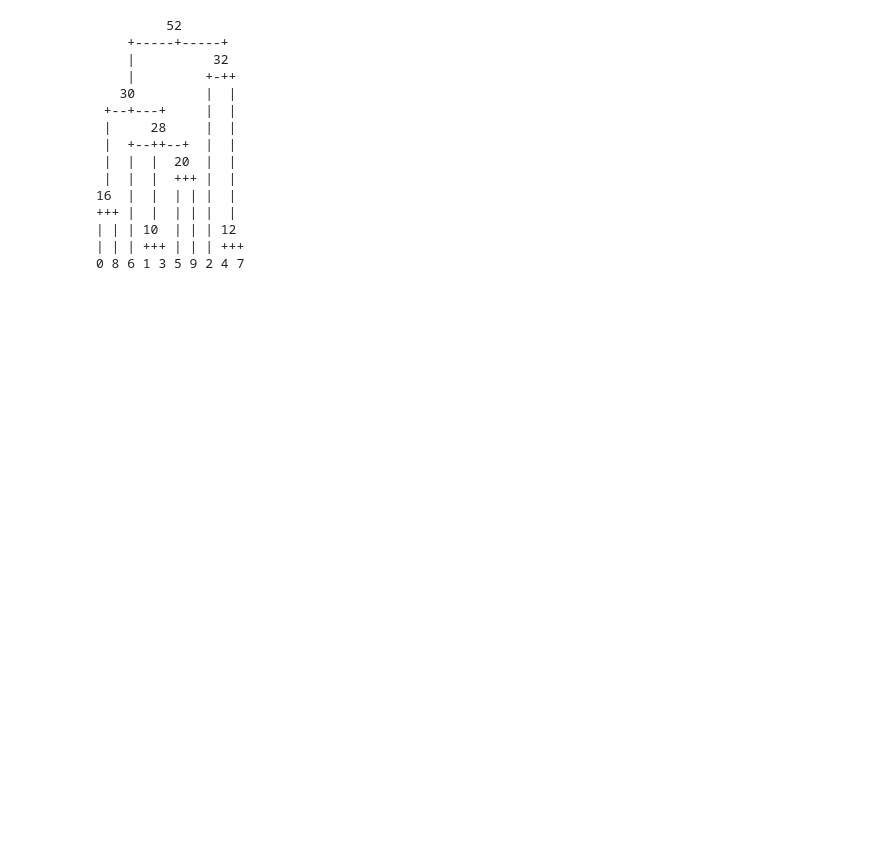
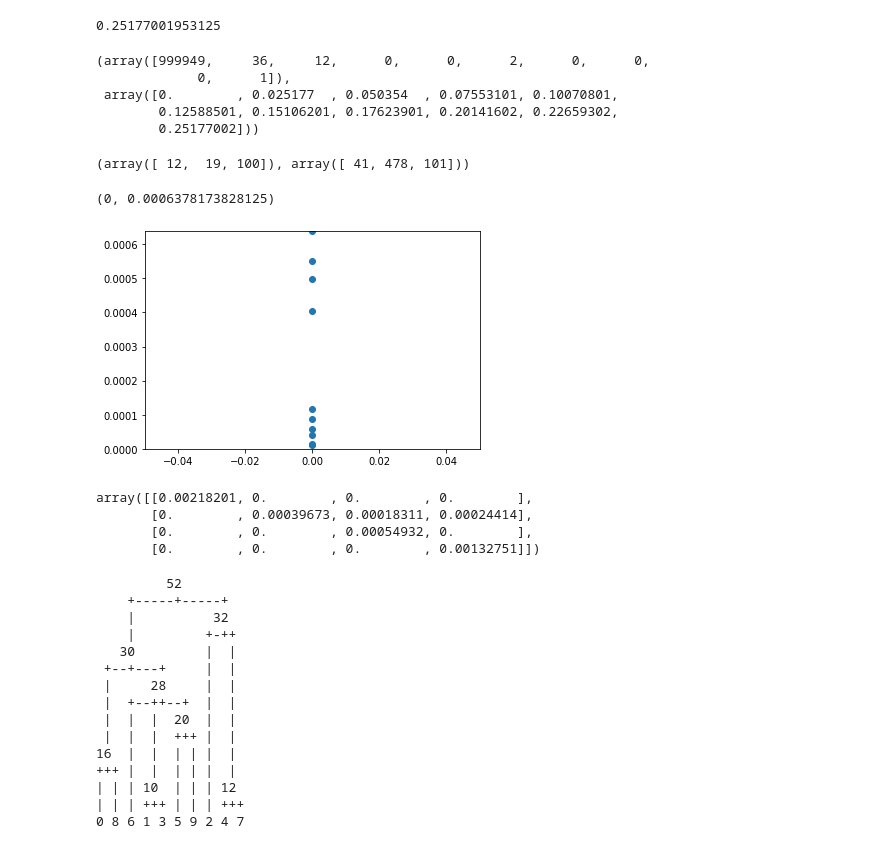
Before and after one commit to DomNelson/pedigree_msp, a Jupyter notebook: scripts/notebooks/ts_kinship.ipynb, the cells around one changed output. Cells and saved outputs as stored; diff of their text form; code cells hidden in the pictures; blank space fills up the shorter version.

```diff
--- a/scripts/notebooks/ts_kinship.ipynb
+++ b/scripts/notebooks/ts_kinship.ipynb
@@ -248,9 +314,10 @@ class TSKinship:
 # %%
 # ts_inds = msprime.load('/home/dnelson/project/pedigree_msp/results/trees/small_BALSAC_1000inds.h5')
-ts_inds = msprime.load('/home/dnelson/project/pedigree_msp/results/test/trees/small_test_ped.h5')
-sample_inds = TSKinship.get_sample_inds(ts_inds)
+# ts_inds = msprime.load('/home/dnelson/project/pedigree_msp/results/test/trees/small_test_ped.h5')
+sample_inds = TSKinship.get_sample_inds(ts)
+sample_inds = [sample_inds[x] for x in [12, 19, 100, 41, 478, 101]]
 
-kinship = TSKinship.compute_ind_kinship(ts_inds, sample_inds[:50], max_depth=5)
+kinship = TSKinship.compute_ind_kinship(ts, sample_inds, max_depth=7)
 print(kinship.max())
 if kinship.shape[0] < 10:
     print(kinship)
@@ -263,3 +341,40 @@ if kinship.shape[0] < 10:
+# %%
+PK = PedKinship.from_txt(pedfile)
+probands = PK.get_probands()
+sample_ind_IDs = [int(ind.metadata.decode('utf8')) for ind in sample_inds]
+
+ped_kinship = PK.compute_kinship(sample_ind_IDs)
+ped_kinship.max()
+# %% [output]
+0.25177001953125
+# %%
+np.histogram(ped_kinship)
+# %% [output]
+(array([999949,     36,     12,      0,      0,      2,      0,      0,
+             0,      1]),
+ array([0.        , 0.025177  , 0.050354  , 0.07553101, 0.10070801,
+        0.12588501, 0.15106201, 0.17623901, 0.20141602, 0.22659302,
+        0.25177002]))
+# %%
+np.where(ped_kinship > 0.1)
+# %% [output]
+(array([ 12,  19, 100]), array([ 41, 478, 101]))
+# %%
+mean_realized = np.mean(kinship, axis=1)
+mean_pedigree = np.mean(ped_kinship, axis=1)
+plt.scatter(mean_realized, mean_pedigree)
+plt.xlim(0, mean_realized.max())
+plt.ylim(0, mean_pedigree.max())
+# %% [output]
+(0, 0.0006378173828125)
+[figure, added]
+# %%
+ped_kinship[:10, :10]
+# %% [output]
+array([[0.00218201, 0.        , 0.        , 0.        ],
+       [0.        , 0.00039673, 0.00018311, 0.00024414],
+       [0.        , 0.        , 0.00054932, 0.        ],
+       [0.        , 0.        , 0.        , 0.00132751]])
 # %%
 ts = msprime.simulate(10, mutation_rate=1e-8, length=1e8, recombination_rate=1e-8, Ne=10, model='dtwf')
 
```
Also changed, not shown: parts of 6 cells of this notebook.
